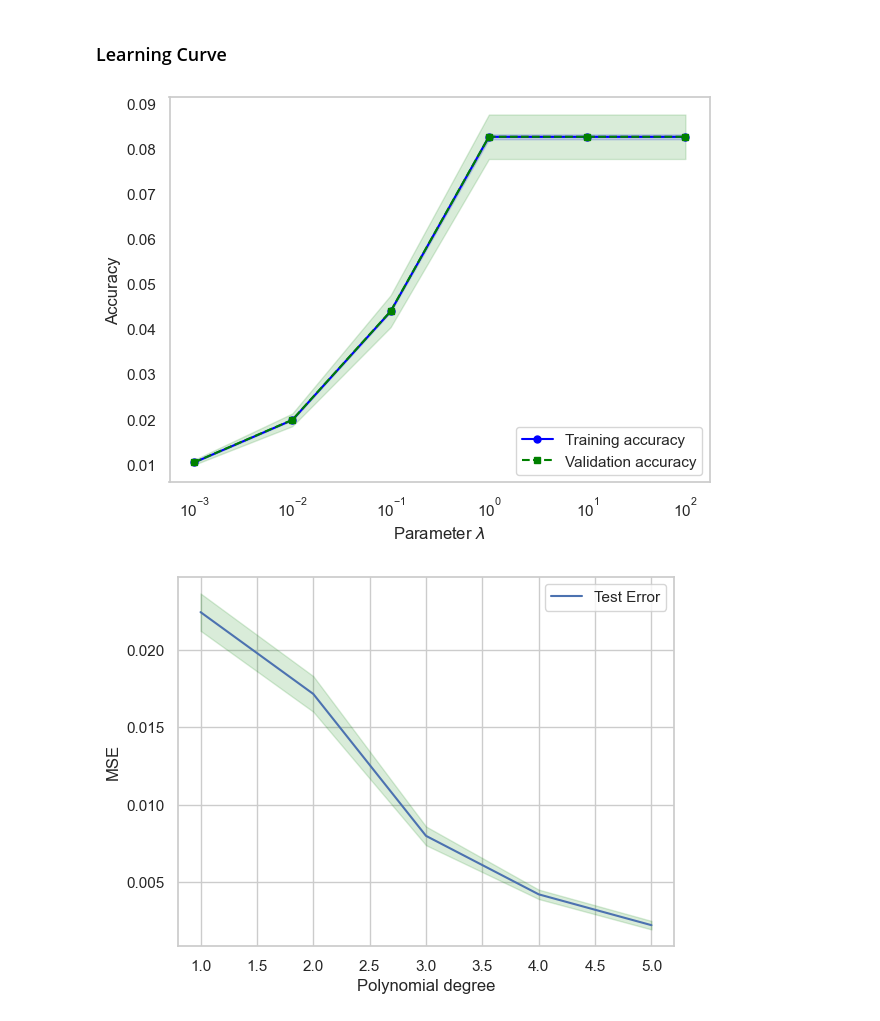
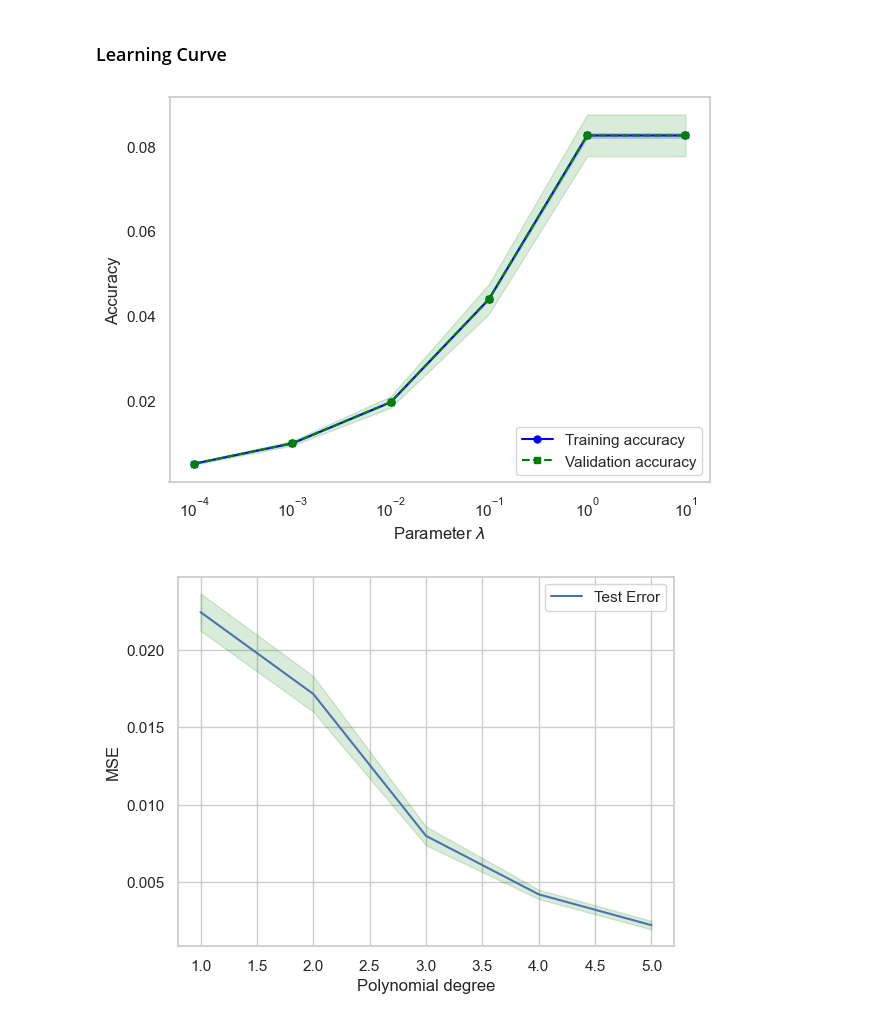
Before and after one commit to MariaFlyAway/Project1_FYS_STK, a Jupyter notebook: Exercises/cross_validation.ipynb, the cells around one changed output. Saved outputs shown, nothing was run; the diff lists cells and outputs as text; code cells hidden in the pictures.

```diff
--- a/Exercises/cross_validation.ipynb
+++ b/Exercises/cross_validation.ipynb
@@ -42,11 +42,11 @@ X = np.column_stack((x,y))
 X_train, X_test, z_train, z_test = train_test_split(X, z, test_size=0.2, random_state=3)
 
 pipeline = make_pipeline(
-                    PolynomialFeatures(degree=3),
+                    PolynomialFeatures(degree=5),
                     StandardScaler(),
                     Lasso(max_iter=10000))
 
-param_range = [0.001, 0.01, 0.1, 1.0, 10.0, 100.0]
+param_range = [0.0001, 0.001, 0.01, 0.1, 1.0, 10.0]
 train_scores, test_scores = validation_curve(
                 estimator=pipeline,
                 X=X_train,
@@ -62,34 +62,34 @@ test_mean = np.mean(np.abs(test_scores), axis=1)
 test_std = np.std(np.abs(test_scores), axis=1)
 
 plt.plot(param_range, train_mean,
          color='blue', marker='o',
          markersize=5, label='Training accuracy')
 
 plt.fill_between(param_range, train_mean + train_std,
                  train_mean - train_std, alpha=0.15,
                  color='blue')
 
 plt.plot(param_range, test_mean,
          color='green', linestyle='--',
          marker='s', markersize=5,
          label='Validation accuracy')
 
 plt.fill_between(param_range,
                  test_mean + test_std,
                  test_mean - test_std,
                  alpha=0.15, color='green')
 
 plt.grid()
 plt.xscale('log')
 plt.legend(loc='lower right')
 plt.xlabel(r'Parameter $\lambda$')
 plt.ylabel('Accuracy')
 #plt.ylim([-0.1, 0.1])
 plt.tight_layout()
 # plt.savefig('figures/06_06.png', dpi=300)
 plt.show()
 # %% [output]
-[figure, old version]
+[figure, new version]
 # %%
 X = np.column_stack((x,y))
 
```
Also changed, not shown: parts of 1 cell of this notebook, 1 other file.
